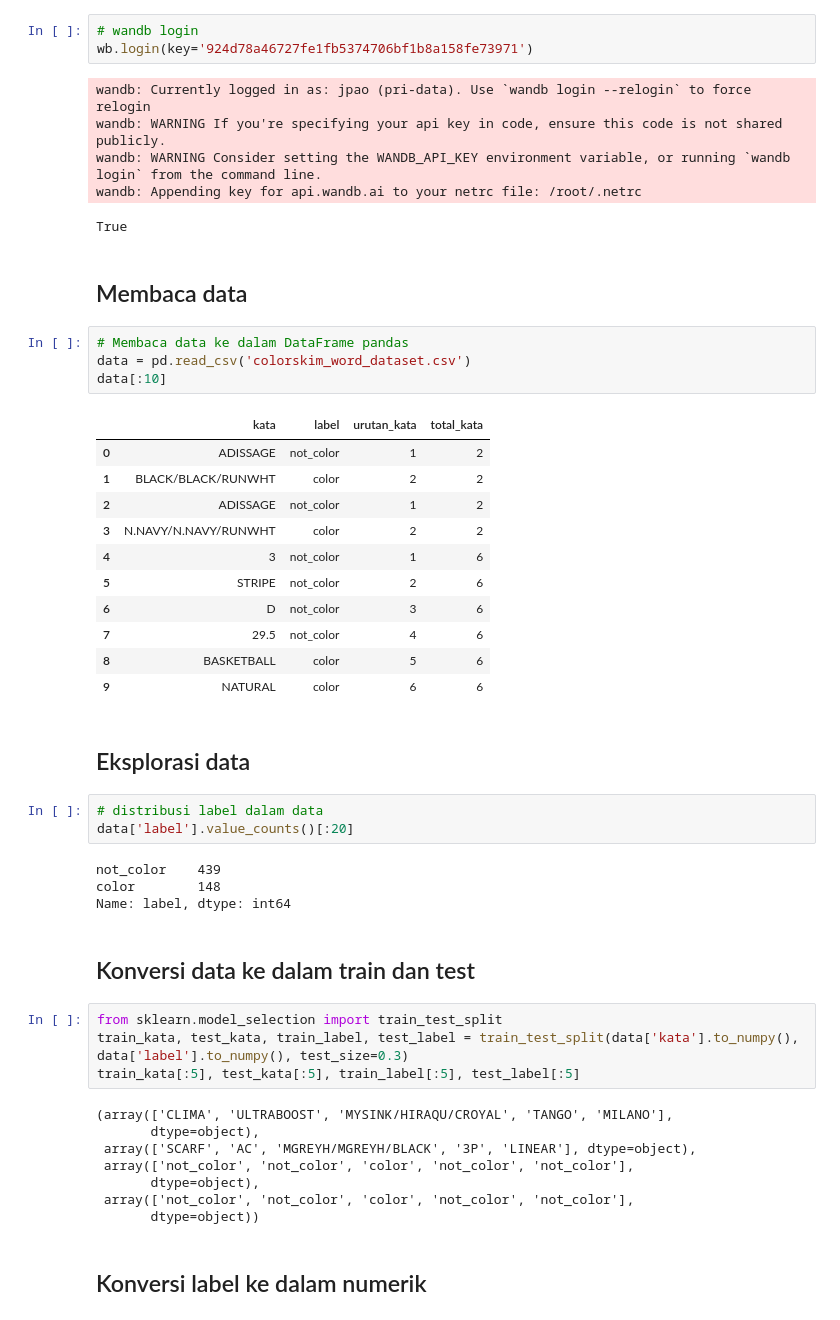
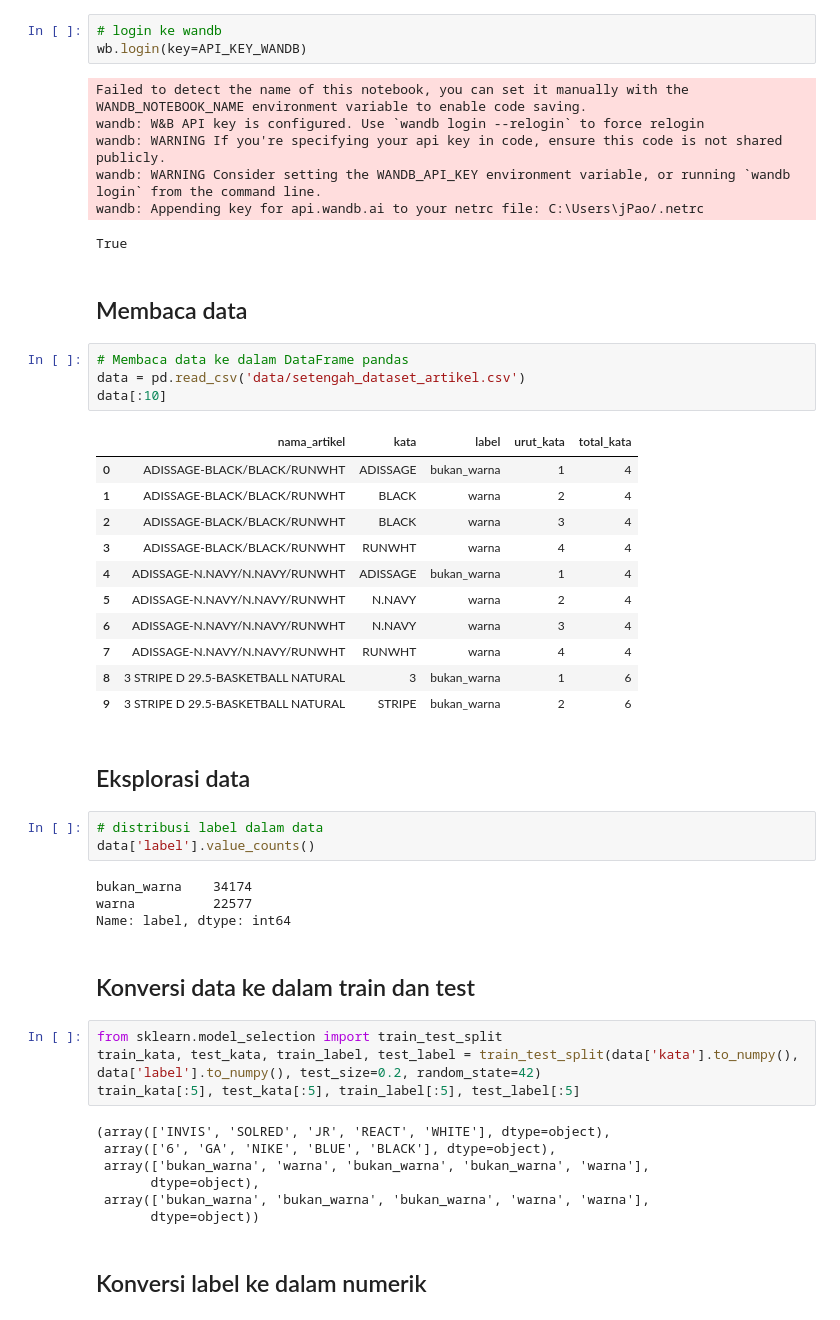
Before and after one commit to johanesPao/ColorSkim, a Jupyter notebook: ColorSkim_AI.ipynb, the cells around one changed output. Saved outputs shown, nothing was run; the diff lists cells and outputs as text.

```diff
--- a/ColorSkim_AI.ipynb
+++ b/ColorSkim_AI.ipynb
@@ -43,52 +37,52 @@ Requirement already satisfied: certifi>=2017.4.17 in /usr/local/lib/python3.7/di
 # %%
-# wandb login
-wb.login(key='924d78a46727fe1fb5374706bf1b8a158fe73971')
+# login ke wandb
+wb.login(key=API_KEY_WANDB)
 # %% [output]
-wandb: Currently logged in as: jpao (pri-data). Use `wandb login --relogin` to force relogin
+Failed to detect the name of this notebook, you can set it manually with the WANDB_NOTEBOOK_NAME environment variable to enable code saving.
+wandb: W&B API key is configured. Use `wandb login --relogin` to force relogin
 wandb: WARNING If you're specifying your api key in code, ensure this code is not shared publicly.
 wandb: WARNING Consider setting the WANDB_API_KEY environment variable, or running `wandb login` from the command line.
-wandb: Appending key for api.wandb.ai to your netrc file: /root/.netrc
+wandb: Appending key for api.wandb.ai to your netrc file: C:\Users\jPao/.netrc
 True
 # %% [markdown]
 ## Membaca data
 # %%
 # Membaca data ke dalam DataFrame pandas
-data = pd.read_csv('colorskim_word_dataset.csv')
+data = pd.read_csv('data/setengah_dataset_artikel.csv')
 data[:10]
 # %% [output]
-|  | kata | label | urutan_kata | total_kata |
-| 0 | ADISSAGE | not_color | 1 | 2 |
-| 1 | BLACK/BLACK/RUNWHT | color | 2 | 2 |
-| 2 | ADISSAGE | not_color | 1 | 2 |
-| 3 | N.NAVY/N.NAVY/RUNWHT | color | 2 | 2 |
-| 4 | 3 | not_color | 1 | 6 |
-| 5 | STRIPE | not_color | 2 | 6 |
-| 6 | D | not_color | 3 | 6 |
-| 7 | 29.5 | not_color | 4 | 6 |
-| 8 | BASKETBALL | color | 5 | 6 |
-| 9 | NATURAL | color | 6 | 6 |
+|  | nama_artikel | kata | label | urut_kata | total_kata |
+| 0 | ADISSAGE-BLACK/BLACK/RUNWHT | ADISSAGE | bukan_warna | 1 | 4 |
+| 1 | ADISSAGE-BLACK/BLACK/RUNWHT | BLACK | warna | 2 | 4 |
+| 2 | ADISSAGE-BLACK/BLACK/RUNWHT | BLACK | warna | 3 | 4 |
+| 3 | ADISSAGE-BLACK/BLACK/RUNWHT | RUNWHT | warna | 4 | 4 |
+| 4 | ADISSAGE-N.NAVY/N.NAVY/RUNWHT | ADISSAGE | bukan_warna | 1 | 4 |
+| 5 | ADISSAGE-N.NAVY/N.NAVY/RUNWHT | N.NAVY | warna | 2 | 4 |
+| 6 | ADISSAGE-N.NAVY/N.NAVY/RUNWHT | N.NAVY | warna | 3 | 4 |
+| 7 | ADISSAGE-N.NAVY/N.NAVY/RUNWHT | RUNWHT | warna | 4 | 4 |
+| 8 | 3 STRIPE D 29.5-BASKETBALL NATURAL | 3 | bukan_warna | 1 | 6 |
+| 9 | 3 STRIPE D 29.5-BASKETBALL NATURAL | STRIPE | bukan_warna | 2 | 6 |
 # %% [markdown]
 ## Eksplorasi data
 # %%
 # distribusi label dalam data
-data['label'].value_counts()[:20]
+data['label'].value_counts()
 # %% [output]
-not_color    439
-color        148
+bukan_warna    34174
+warna          22577
 Name: label, dtype: int64
 # %% [markdown]
 ## Konversi data ke dalam train dan test
 # %%
 from sklearn.model_selection import train_test_split
-train_kata, test_kata, train_label, test_label = train_test_split(data['kata'].to_numpy(), data['label'].to_numpy(), test_size=0.3)
+train_kata, test_kata, train_label, test_label = train_test_split(data['kata'].to_numpy(), data['label'].to_numpy(), test_size=0.2, random_state=42)
 train_kata[:5], test_kata[:5], train_label[:5], test_label[:5]
 # %% [output]
-(array(['CLIMA', 'ULTRABOOST', 'MYSINK/HIRAQU/CROYAL', 'TANGO', 'MILANO'],
+(array(['INVIS', 'SOLRED', 'JR', 'REACT', 'WHITE'], dtype=object),
+ array(['6', 'GA', 'NIKE', 'BLUE', 'BLACK'], dtype=object),
+ array(['bukan_warna', 'warna', 'bukan_warna', 'bukan_warna', 'warna'],
        dtype=object),
- array(['SCARF', 'AC', 'MGREYH/MGREYH/BLACK', '3P', 'LINEAR'], dtype=object),
- array(['not_color', 'not_color', 'color', 'not_color', 'not_color'],
-       dtype=object),
- array(['not_color', 'not_color', 'color', 'not_color', 'not_color'],
+ array(['bukan_warna', 'bukan_warna', 'bukan_warna', 'warna', 'warna'],
        dtype=object))
 # %% [markdown]
 ## Konversi label ke dalam numerik
```
Also changed, not shown: parts of 44 cells of this notebook, 31 other files.
